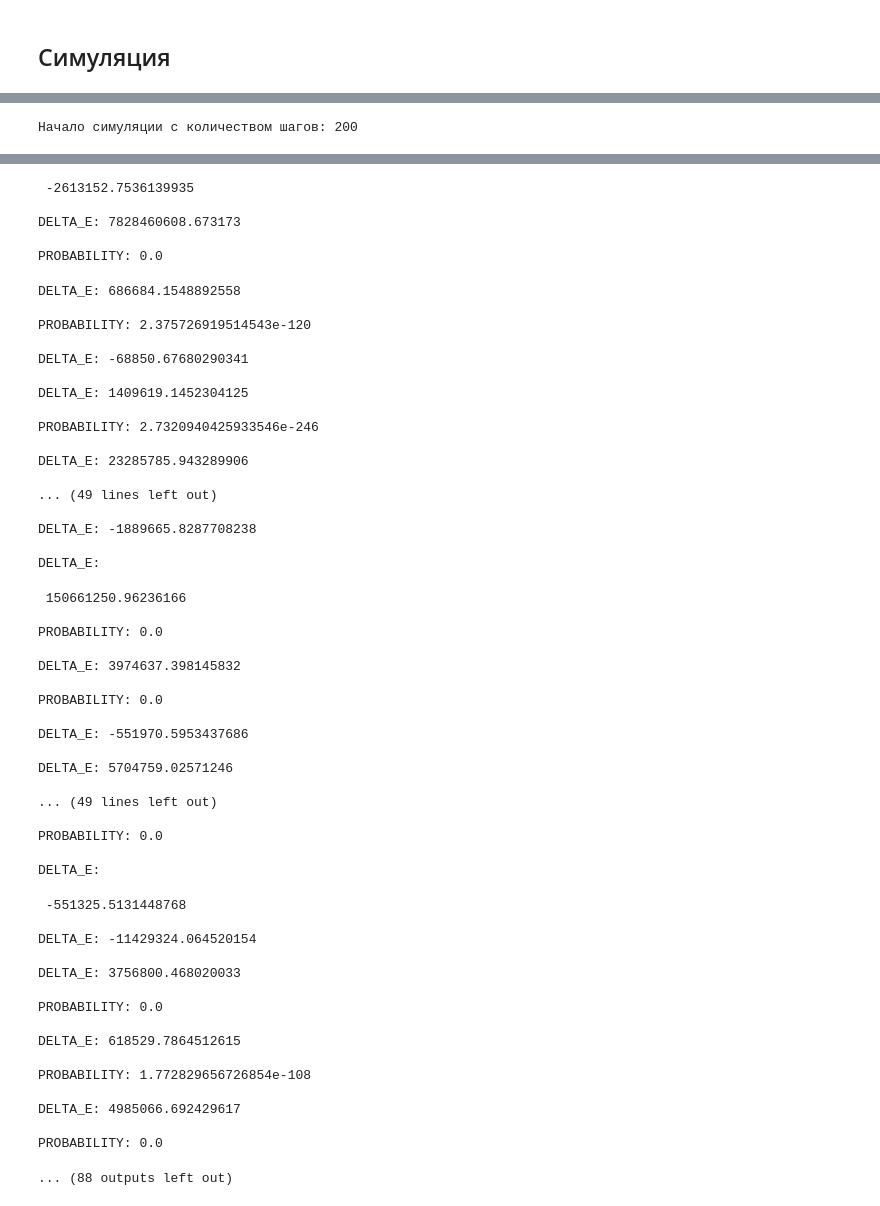
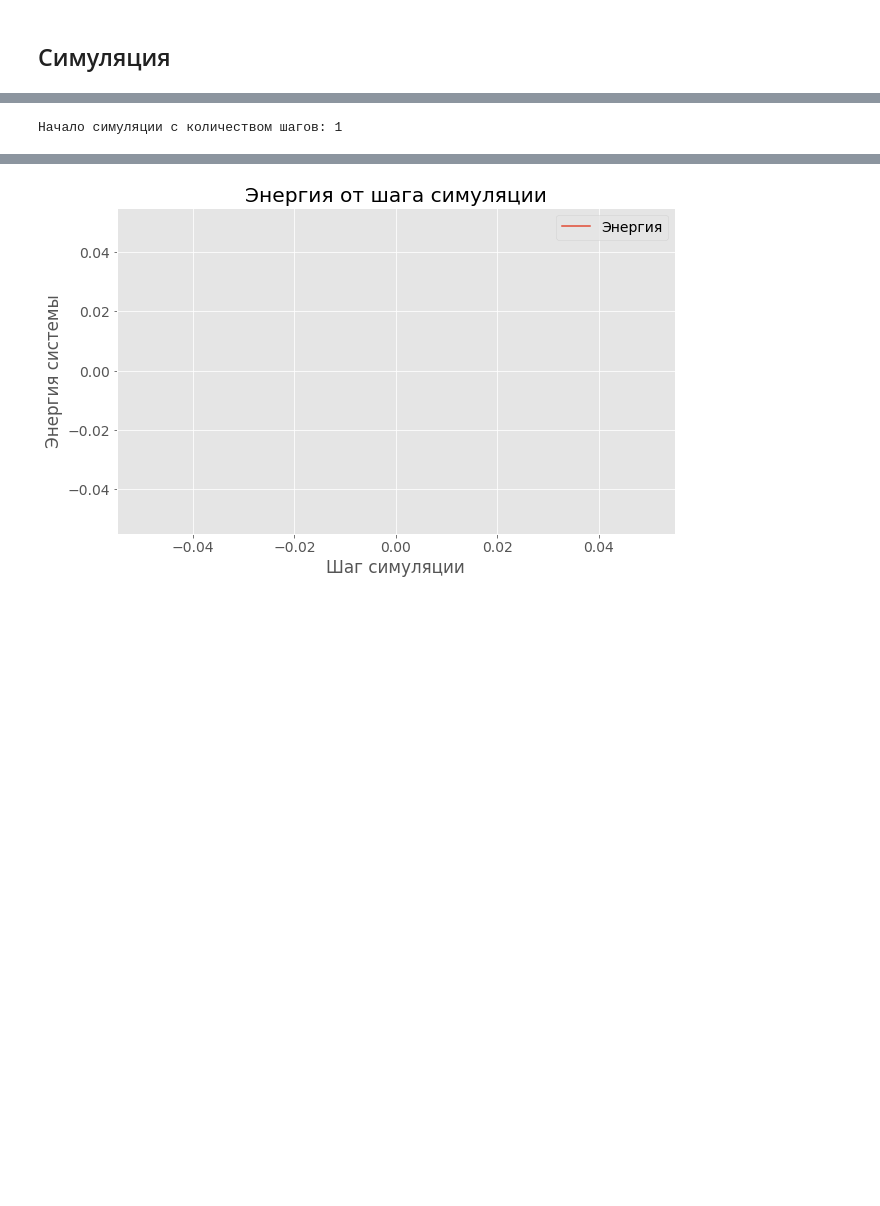
Before and after one commit to rknzhl/polymerization, a Jupyter notebook: main.ipynb, the cells around one changed output, grey strips where cells are left out. Cells and saved outputs as stored; diff of their text form; code cells hidden in the pictures; blank space fills up the shorter version.

```diff
--- a/main.ipynb
+++ b/main.ipynb
@@ -29,7 +32,7 @@ model.plot_energy()
 # %%
 # Создание экземпляра модели и запуск симуляции
-model = ProteinModel(15, temperature=300, mode='random')
-model.run_simulation(num_steps=200, save_video=True)
+model = ProteinModel(6*6*6*3, temperature=300, mode='random')
+model.run_simulation(num_steps=1, save_video=True)
 model.plot_energy()
 # %% [output]
-Начало симуляции с количеством шагов: 200
+Начало симуляции с количеством шагов: 1
@@ -155,57 +40,3 @@ DELTA_E:
- -2613152.7536139935
-
-DELTA_E: 7828460608.673173
-
-PROBABILITY: 0.0
-DELTA_E: 686684.1548892558
-
-PROBABILITY: 2.375726919514543e-120
-
-DELTA_E: -68850.67680290341
-
-DELTA_E: 1409619.1452304125
-
-PROBABILITY: 2.7320940425933546e-246
-
-DELTA_E: 23285785.943289906
-
-... (49 lines left out)
-
-DELTA_E: -1889665.8287708238
-
-DELTA_E:
- 150661250.96236166
-
-PROBABILITY: 0.0
-
-DELTA_E: 3974637.398145832
-
-PROBABILITY: 0.0
-
-DELTA_E: -551970.5953437686
-
-DELTA_E: 5704759.02571246
-
-... (49 lines left out)
-
-PROBABILITY: 0.0
-
-DELTA_E:
- -551325.5131448768
-
-DELTA_E: -11429324.064520154
-
-DELTA_E: 3756800.468020033
-
-PROBABILITY: 0.0
-
-DELTA_E: 618529.7864512615
-
-PROBABILITY: 1.772829656726854e-108
-
-DELTA_E: 4985066.692429617
-
-PROBABILITY: 0.0
-... (88 outputs left out)
+[figure, added]
 # %%
 model.plot_energy()
```
Also changed, not shown: parts of 27 cells of this notebook, 1 other file.
